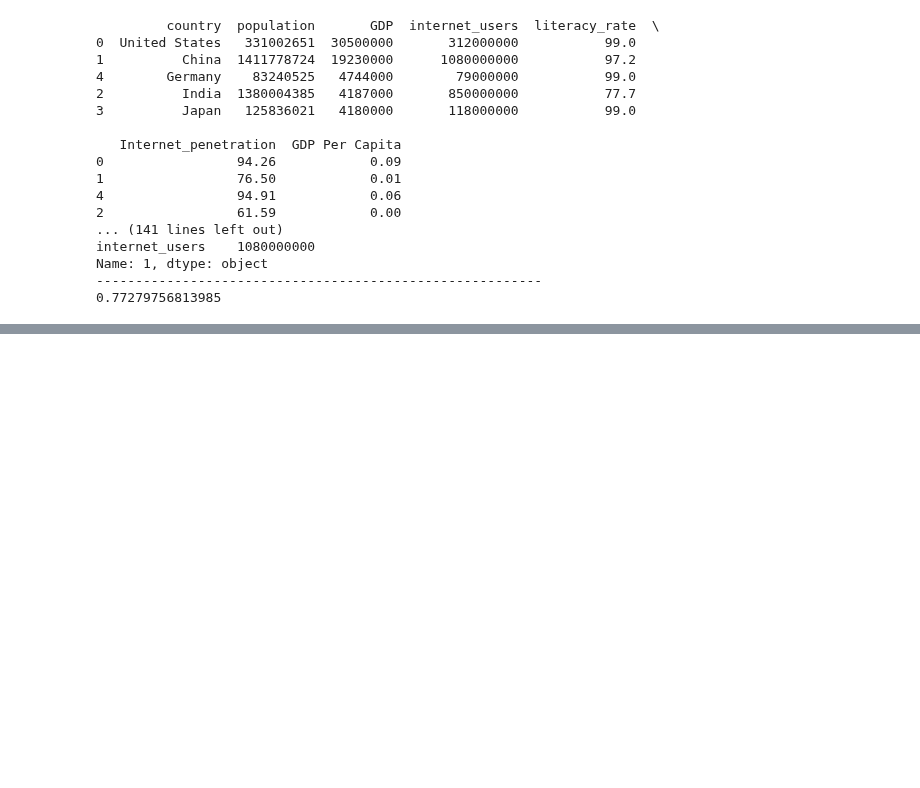
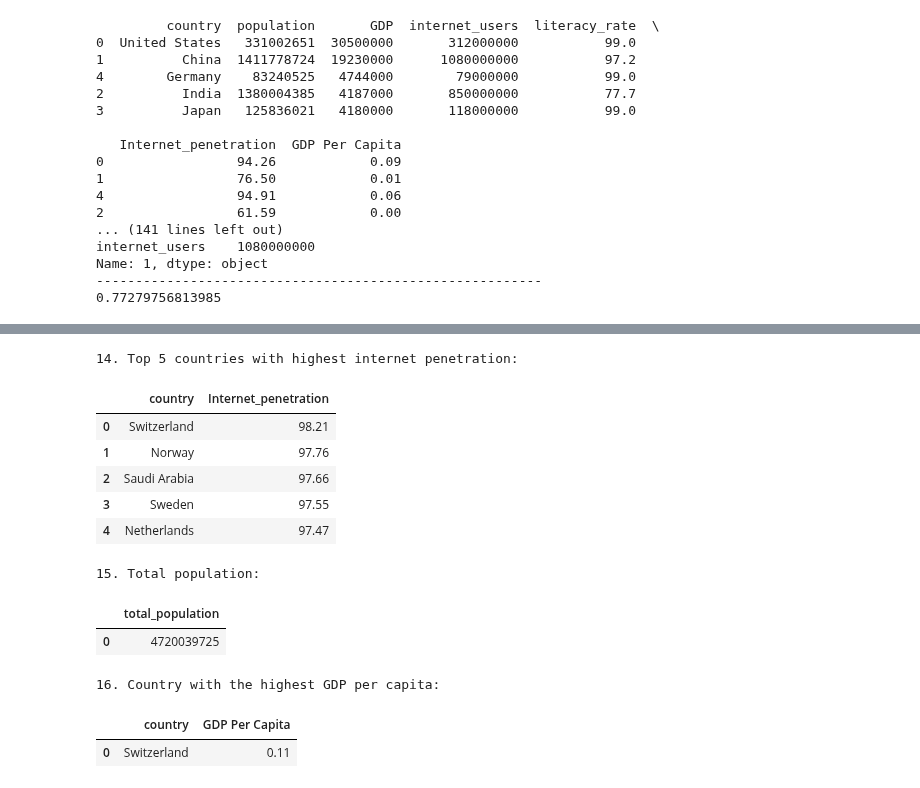
Before and after one commit to Sharonsellnorbert/DSA_B13_casestudy, a Jupyter notebook: case_study_Data_Acquisition.ipynb, the cells around one changed output, grey strips where cells are left out. Saved outputs shown, nothing was run; the diff lists cells and outputs as text; code cells hidden in the pictures; blank space fills up the shorter version.

```diff
--- a/case_study_Data_Acquisition.ipynb
+++ b/case_study_Data_Acquisition.ipynb
@@ -327,0 +421,44 @@ Name: 1, dtype: object
+# %%
+
+q14 = """
+SELECT country, Internet_penetration
+FROM country_statistics
+ORDER BY Internet_penetration DESC
+LIMIT 5;
+"""
+print("14. Top 5 countries with highest internet penetration:")
+display(pd.read_sql_query(q14, conn))
+# %% [output]
+14. Top 5 countries with highest internet penetration:
+|  | country | Internet_penetration |
+| 0 | Switzerland | 98.21 |
+| 1 | Norway | 97.76 |
+| 2 | Saudi Arabia | 97.66 |
+| 3 | Sweden | 97.55 |
+| 4 | Netherlands | 97.47 |
+# %%
+
+q15 = """
+SELECT SUM(population) AS total_population
+FROM country_statistics;
+"""
+print("15. Total population:")
+display(pd.read_sql_query(q15, conn))
+# %% [output]
+15. Total population:
+|  | total_population |
+| 0 | 4720039725 |
+# %%
+
+q16 = """
+SELECT country, "GDP Per Capita"
+FROM country_statistics
+ORDER BY "GDP Per Capita" DESC
+LIMIT 1;
+"""
+print("16. Country with the highest GDP per capita:")
+display(pd.read_sql_query(q16, conn))
+# %% [output]
+16. Country with the highest GDP per capita:
+|  | country | GDP Per Capita |
+| 0 | Switzerland | 0.11 |
```
Also changed, not shown: parts of 15 cells of this notebook.
